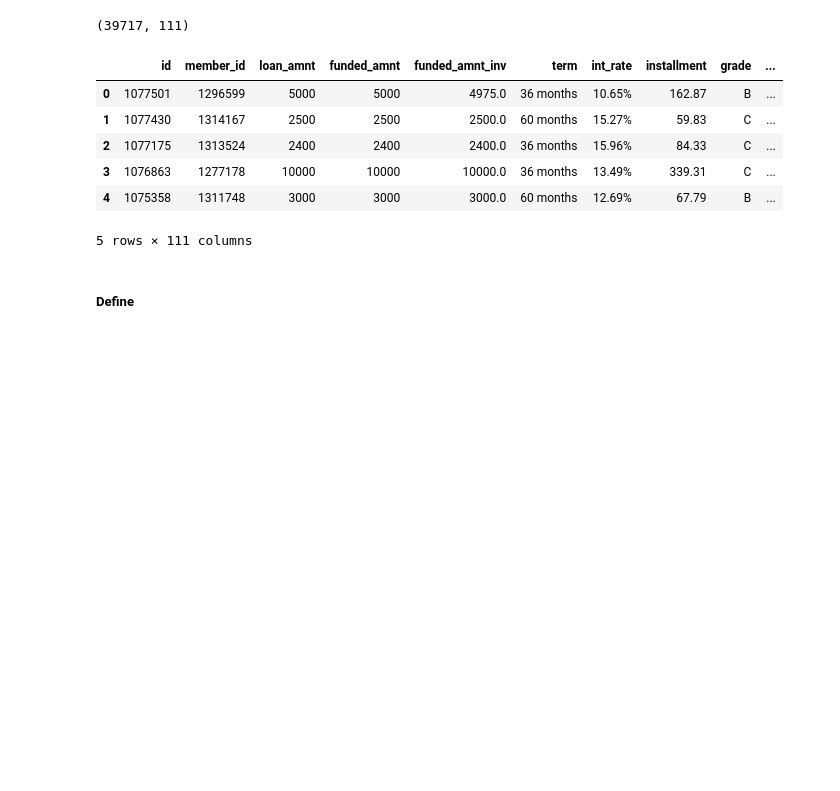
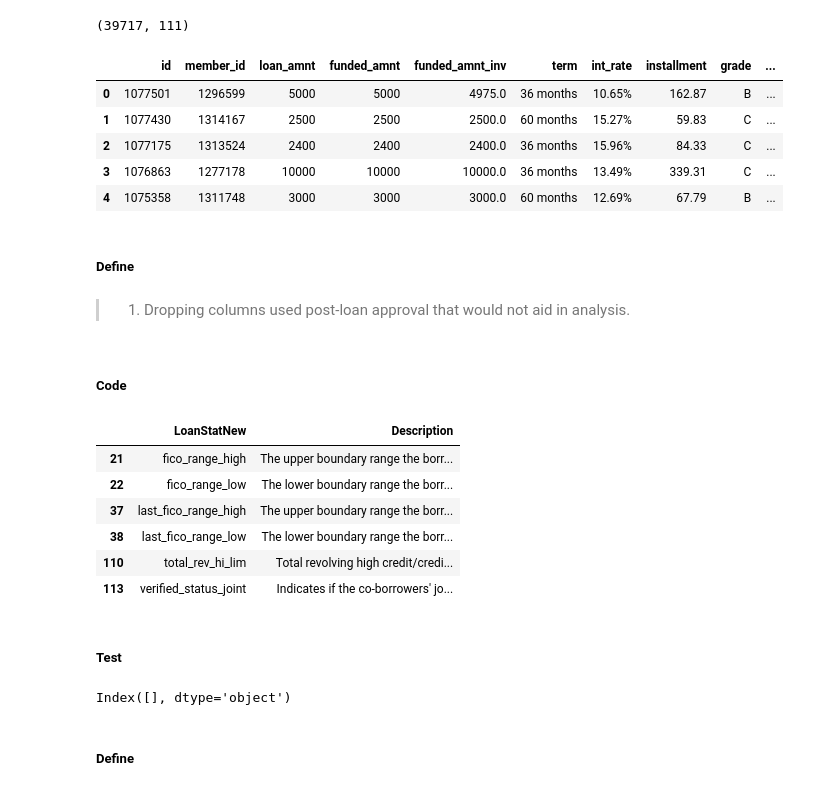
Before and after one commit to AnkitSurana/LendingClubCaseStudy, a Jupyter notebook: Ankit/Group_Facilitator_Name.ipynb, the cells around one changed output. Saved outputs shown, nothing was run; the diff lists cells and outputs as text; code cells hidden in the pictures; blank space fills up the shorter version.

```diff
--- a/Ankit/Group_Facilitator_Name.ipynb
+++ b/Ankit/Group_Facilitator_Name.ipynb
@@ -17,6 +17,10 @@ import seaborn as sb
 import regex as re
 
 %matplotlib inline
+
+pd.set_option('max_colwidth', None)
+pd.set_option('display.max_rows', None)
+pd.set_option('display.max_columns', None)
 # %% [markdown]
 # Gathering
 # %%
@@ -58,3 +51,5 @@ print(df.head())
 # %%
 # Data Dictionary
 data_dictionary = pd.read_excel('Data_Dictionary.xlsx')
+data_dictionary = data_dictionary.dropna(axis=0, how="any")
+data_dictionary.shape
@@ -149,4 +139,20 @@ df_clean.head()
 | 2 | 1077175 | 1313524 | 2400 | 2400 | 2400.0 | 36 months | 15.96% | 84.33 | C | ... |
 | 3 | 1076863 | 1277178 | 10000 | 10000 | 10000.0 | 36 months | 13.49% | 339.31 | C | ... |
 | 4 | 1075358 | 1311748 | 3000 | 3000 | 3000.0 | 60 months | 12.69% | 67.79 | B | ... |
-5 rows × 111 columns
+# %% [markdown]
+##### Define
+# %% [markdown]
+> 1) Dropping columns used post-loan approval that would not aid in analysis.
+# %% [markdown]
+##### Code
+# %%
+# Columns in data_dictionary not available in the data
+data_dictionary[data_dictionary.LoanStatNew.isin(df.columns.tolist()) == False]
+# %% [output]
+|  | LoanStatNew | Description |
+| 21 | fico_range_high | The upper boundary range the borr... |
+| 22 | fico_range_low | The lower boundary range the borr... |
+| 37 | last_fico_range_high | The upper boundary range the borr... |
+| 38 | last_fico_range_low | The lower boundary range the borr... |
+| 110 | total_rev_hi_lim | Total revolving high credit/credi... |
+| 113 | verified_status_joint | Indicates if the co-borrowers' jo... |
@@ -153,3 +176,10 @@ df_clean.head()
+# %% [markdown]
+##### Test
+# %%
+# Validating df_clean for post-approval columns
+df_clean.columns[df_clean.columns.isin(post_loan_cols) == True]
+# %% [output]
+Index([], dtype='object')
 # %% [markdown]
 ##### Define
 # %% [markdown]
```
Also changed, not shown: parts of 62 cells of this notebook.
